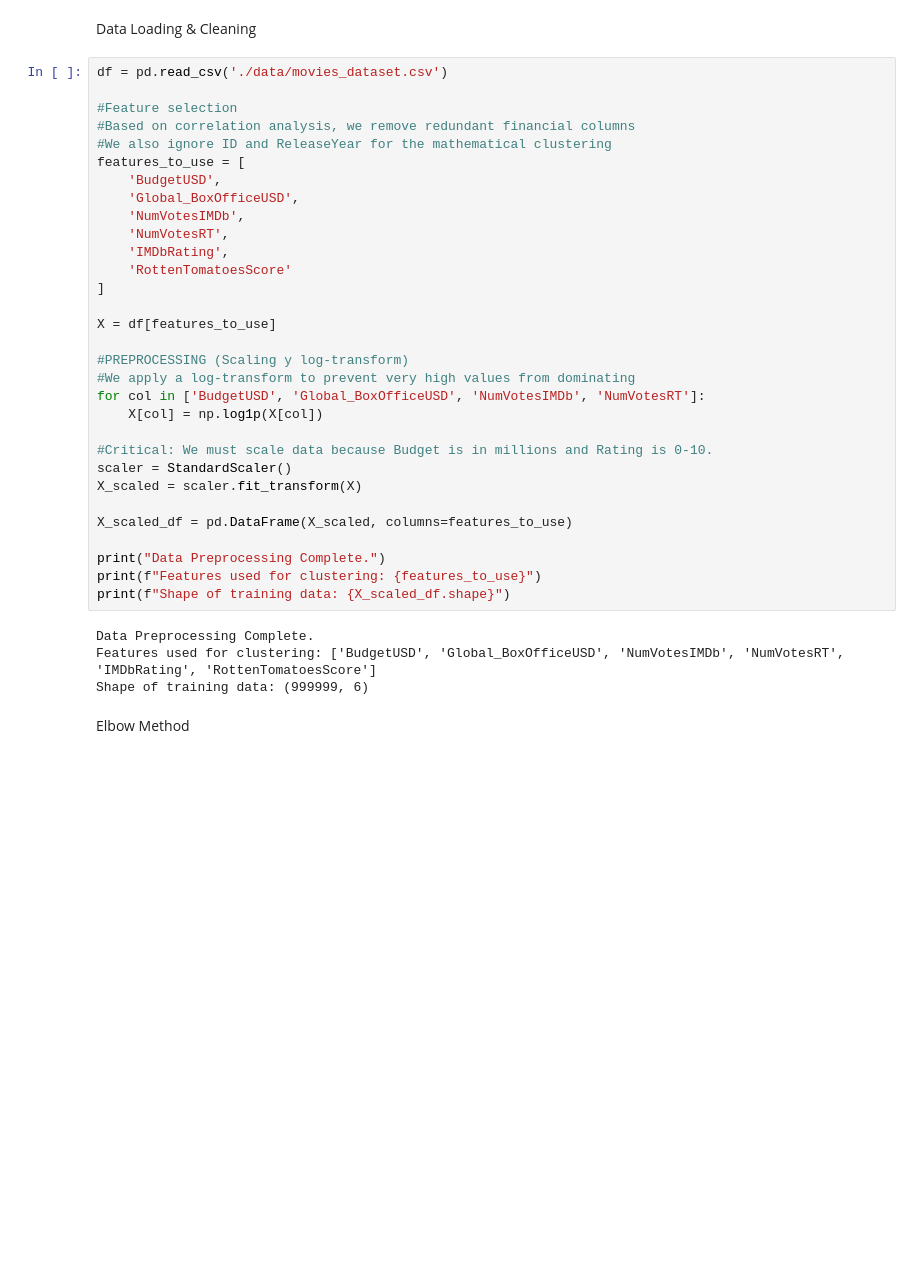
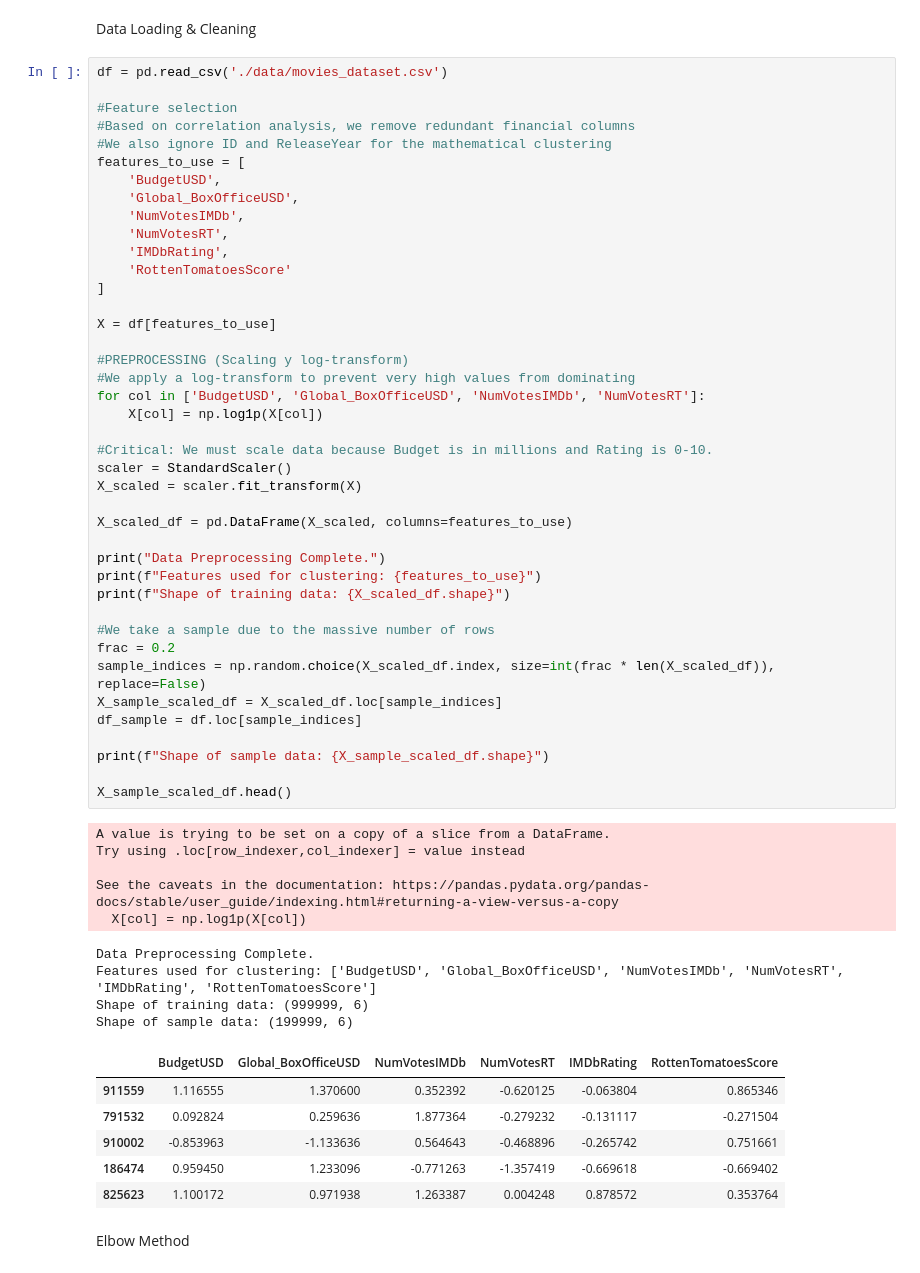
Before and after one commit to AlvarodelaHerran/ML_Movies_Proyect, a Jupyter notebook: clustering.ipynb, the cells around one changed output. Cells and saved outputs as stored; diff of their text form; blank space fills up the shorter version.

```diff
--- a/clustering.ipynb
+++ b/clustering.ipynb
@@ -74,36 +76,58 @@ df = pd.read_csv('./data/movies_dataset.csv')
 
 #Feature selection
 #Based on correlation analysis, we remove redundant financial columns
 #We also ignore ID and ReleaseYear for the mathematical clustering
 features_to_use = [
     'BudgetUSD',
     'Global_BoxOfficeUSD',
     'NumVotesIMDb',
     'NumVotesRT',
     'IMDbRating',
     'RottenTomatoesScore'
 ]
 
 X = df[features_to_use]
 
 #PREPROCESSING (Scaling y log-transform)
 #We apply a log-transform to prevent very high values from dominating
 for col in ['BudgetUSD', 'Global_BoxOfficeUSD', 'NumVotesIMDb', 'NumVotesRT']:
     X[col] = np.log1p(X[col])
 
 #Critical: We must scale data because Budget is in millions and Rating is 0-10.
 scaler = StandardScaler()
 X_scaled = scaler.fit_transform(X)
 
 X_scaled_df = pd.DataFrame(X_scaled, columns=features_to_use)
 
 print("Data Preprocessing Complete.")
 print(f"Features used for clustering: {features_to_use}")
 print(f"Shape of training data: {X_scaled_df.shape}")
+
+#We take a sample due to the massive number of rows
+frac = 0.2
+sample_indices = np.random.choice(X_scaled_df.index, size=int(frac * len(X_scaled_df)), replace=False)
+X_sample_scaled_df = X_scaled_df.loc[sample_indices]
+df_sample = df.loc[sample_indices]
+
+print(f"Shape of sample data: {X_sample_scaled_df.shape}")
+
+X_sample_scaled_df.head()
 # %% [output]
-Data Preprocessing Complete.
-Features used for clustering: ['BudgetUSD', 'Global_BoxOfficeUSD', 'NumVotesIMDb', 'NumVotesRT', 'IMDbRating', 'RottenTomatoesScore']
-Shape of training data: (999999, 6)
+A value is trying to be set on a copy of a slice from a DataFrame.
+Try using .loc[row_indexer,col_indexer] = value instead
+
+See the caveats in the documentation: https://pandas.pydata.org/pandas-docs/stable/user_guide/indexing.html#returning-a-view-versus-a-copy
+  X[col] = np.log1p(X[col])
+Data Preprocessing Complete.
+Features used for clustering: ['BudgetUSD', 'Global_BoxOfficeUSD', 'NumVotesIMDb', 'NumVotesRT', 'IMDbRating', 'RottenTomatoesScore']
+Shape of training data: (999999, 6)
+Shape of sample data: (199999, 6)
+|  | BudgetUSD | Global_BoxOfficeUSD | NumVotesIMDb | NumVotesRT | IMDbRating | RottenTomatoesScore |
+| 911559 | 1.116555 | 1.370600 | 0.352392 | -0.620125 | -0.063804 | 0.865346 |
+| 791532 | 0.092824 | 0.259636 | 1.877364 | -0.279232 | -0.131117 | -0.271504 |
+| 910002 | -0.853963 | -1.133636 | 0.564643 | -0.468896 | -0.265742 | 0.751661 |
+| 186474 | 0.959450 | 1.233096 | -0.771263 | -1.357419 | -0.669618 | -0.669402 |
+| 825623 | 1.100172 | 0.971938 | 1.263387 | 0.004248 | 0.878572 | 0.353764 |
 # %% [markdown]
 Elbow Method
 # %%
```
Also changed, not shown: parts of 7 cells of this notebook.
